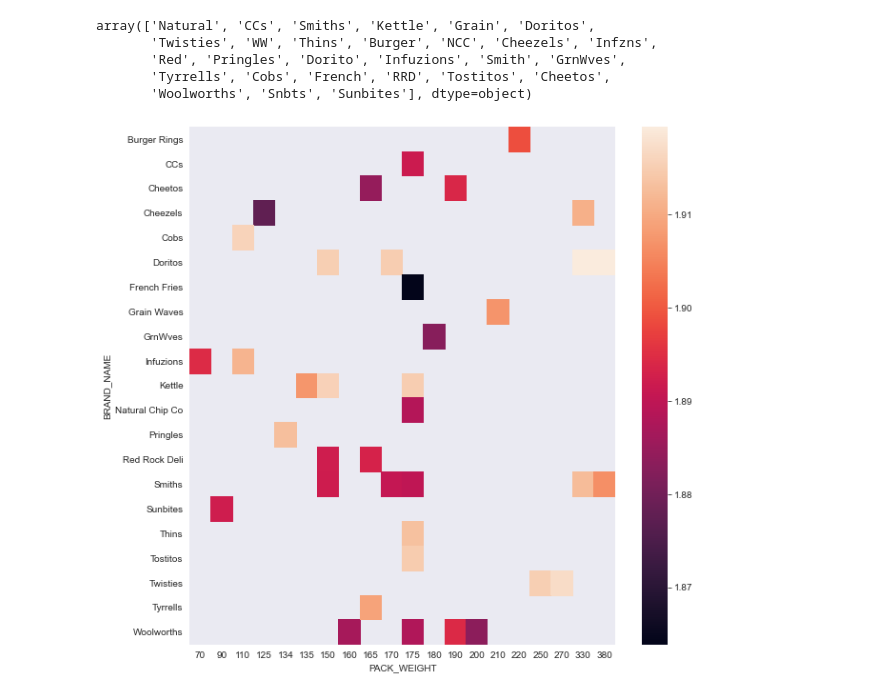
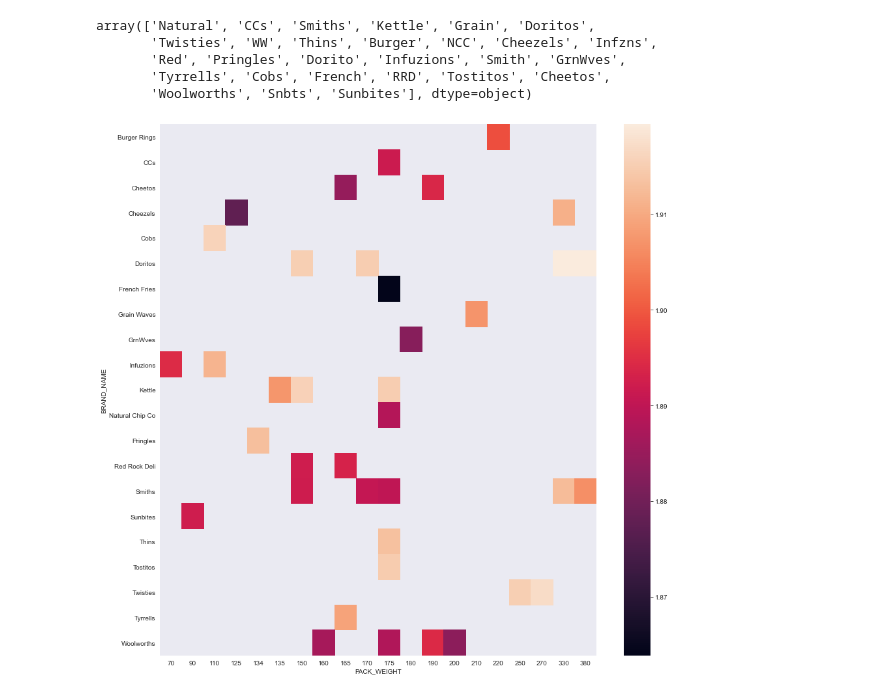
Before and after one commit to JoshyB14/Quantium_Data_Analytics_Virtual_Internship, a Jupyter notebook: Quantium_task1.ipynb, the cells around one changed output. Saved outputs shown, nothing was run; the diff lists cells and outputs as text; code cells hidden in the pictures.

```diff
--- a/Quantium_task1.ipynb
+++ b/Quantium_task1.ipynb
@@ -294,9 +299,9 @@ chips_data['BRAND_NAME'].replace('Infzns', 'Infuzions', inplace = True)
 chips_data['BRAND_NAME'].replace('RRD', 'Red Rock Deli', inplace = True)
 chips_data['BRAND_NAME'].replace('Snbts', 'Sunbites', inplace = True)
 # %%
-# Heatmap of PROD_QTY by BRAND_NAME and PACK_WEIGHT
-plt.figure(figsize=(10,10))
+# Heatmap of PROD_QTY by BRAND_NAME and PACK_WEIGHT - examine sales by item
+plt.figure(figsize=(15,15))
 sns.heatmap(pd.pivot_table(data=chips_data, index='BRAND_NAME', columns='PACK_WEIGHT', values='PROD_QTY'))
 plt.show()
 # %% [output]
-[figure, old version]
+[figure, new version]
```
Also changed, not shown: parts of 13 cells of this notebook, 1 other file.
